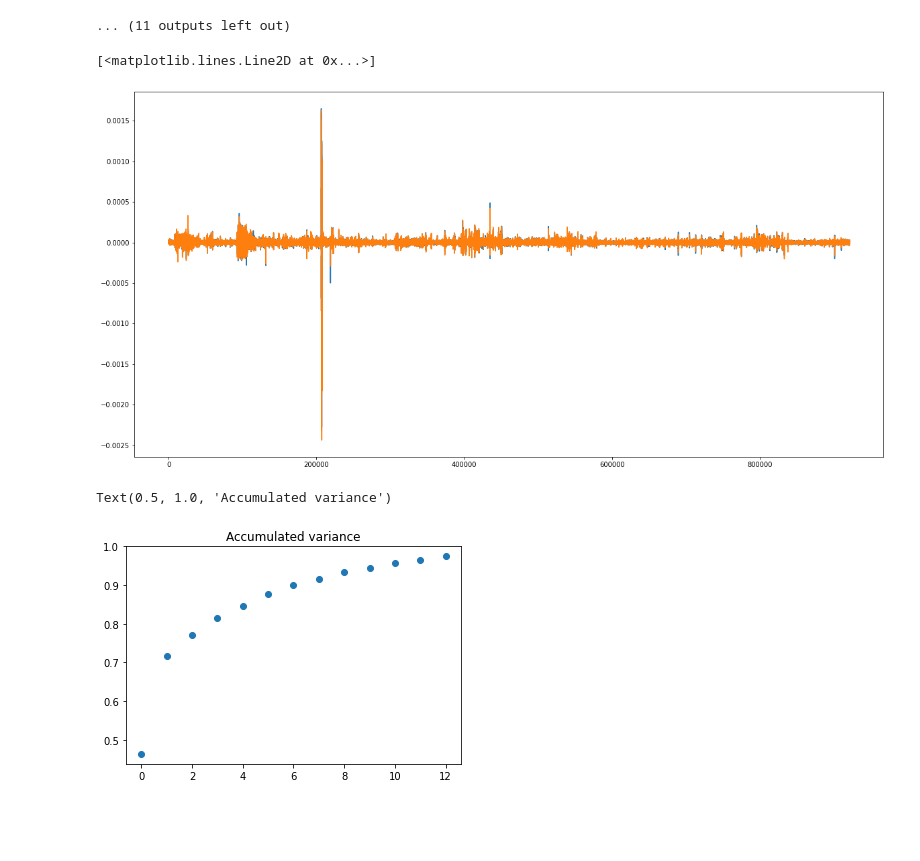
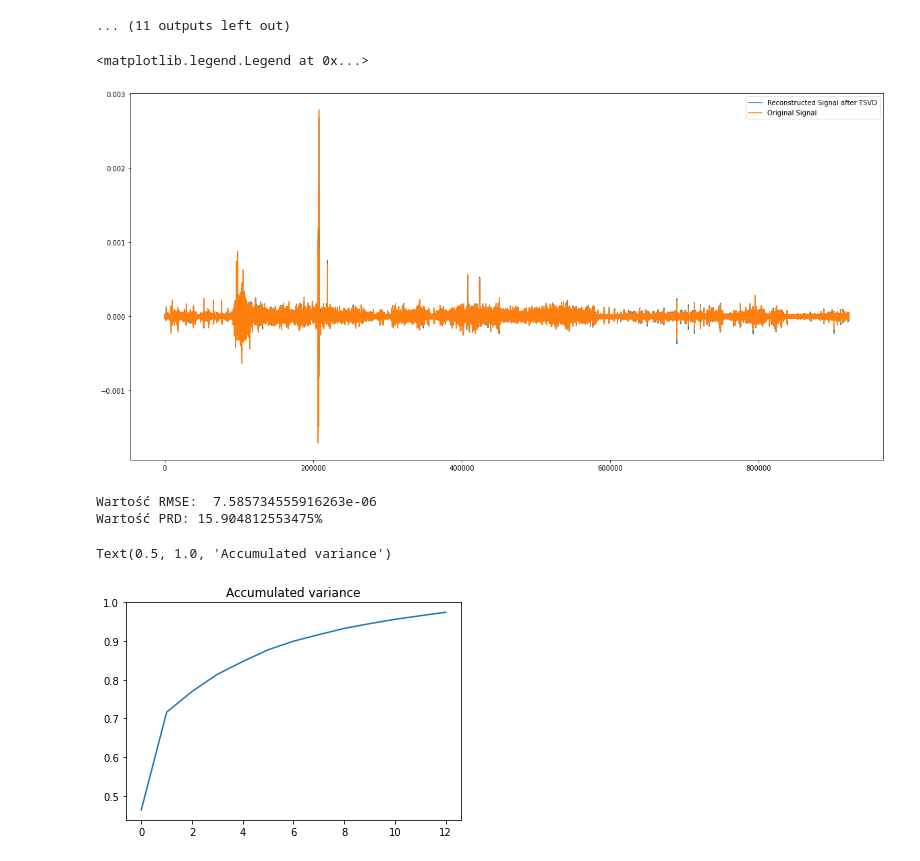
Before and after one commit to inamiotko/EEG_dimensiality_reduction, a Jupyter notebook: dimensiality_reduction.ipynb, the cells around one changed output. Saved outputs shown, nothing was run; the diff lists cells and outputs as text; code cells hidden in the pictures; blank space fills up the shorter version.

```diff
--- a/dimensiality_reduction.ipynb
+++ b/dimensiality_reduction.ipynb
@@ -183,11 +185,8 @@ for i in range (len(transformed_pca)):
 ... (11 outputs left out)
 # %%
 # comparing reconstructed signal with original
-pca=PCA(n_components=15)
-pca.fit(raw_data)
-transformed_pca=pca.transform(raw_data)
-transformed_pca = pca.inverse_transform(transformed_pca)
 fig = plt.figure(figsize=(20,10))
-plt.plot(transformed_pca[5])
-plt.plot(raw_data[5])
+plt.plot(transformed_pca[5], label='Reconstructed Signal after PCA')
+plt.plot(raw_data[5], label='Original Signal')
+plt.legend()
 # %% [output]
@@ -364,13 +389,27 @@ for i in range (len(transformed_tsvd)):
 # %%
 # comparing reconstructed signal with original
 transformed_tsvd=tsvd.transform(raw_data)
 transformed_tsvd = tsvd.inverse_transform(transformed_tsvd)
 fig = plt.figure(figsize=(20,10))
-plt.plot(transformed_tsvd[6])
-plt.plot(raw_data[6])
+plt.plot(transformed_tsvd[5],label='Reconstructed Signal after TSVD')
+plt.plot(raw_data[5],label='Original Signal')
+plt.legend()
 # %% [output]
-[<matplotlib.lines.Line2D at 0x...>]
+<matplotlib.legend.Legend at 0x...>
-[figure, old version]
+[figure, new version]
+# %%
+#calculated metrics for chosen number of components
+reduced_data=tsvd.fit_transform(raw_data)
+X_recovered = tsvd.inverse_transform(reduced_data)
+prd=PRD(raw_data,X_recovered)
+rmse=RMSE(raw_data,X_recovered)
+cr=CR(raw_data,reduced_data)
+cs=cr/prd
+print("Wartość RMSE: ",rmse)
+print("Wartość PRD: {}%".format(prd))
+# %% [output]
+Wartość RMSE:  7.585734555916263e-06
+Wartość PRD: 15.904812553475%
 # %%
 # TSVD
 # along channels
@@ -380,11 +419,11 @@ cumsum=np.cumsum(tsvd.explained_variance_ratio_)
 # %%
 #plottting accumulated variance
 fig, ax = plt.subplots()
-ax.plot(cumsum,'o')
+ax.plot(cumsum,'-')
 ax.set_title('Accumulated variance')
 # %% [output]
 Text(0.5, 1.0, 'Accumulated variance')
-[figure, old version]
+[figure, new version]
 # %%
 # plotting RMSE, PRD and CS for TSVD
 PRD_i=[]
```
Also changed, not shown: parts of 19 cells of this notebook.
